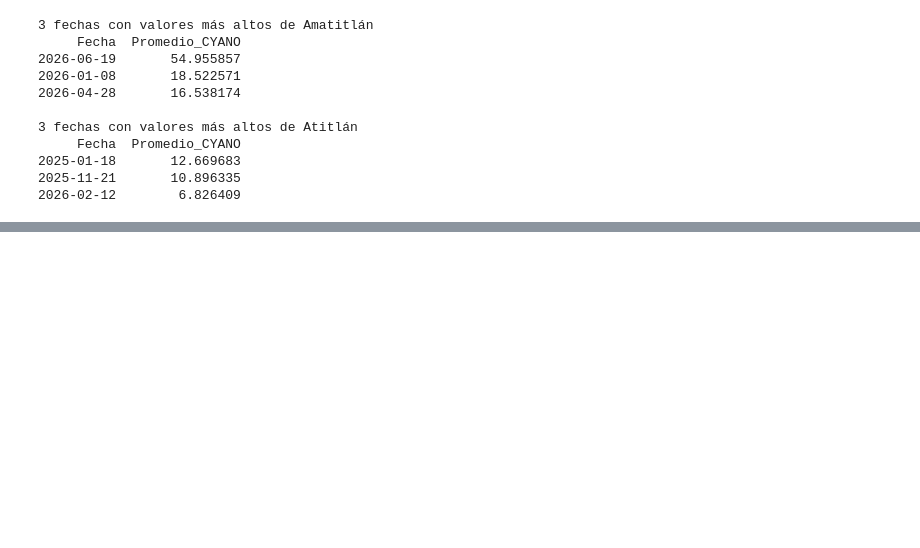
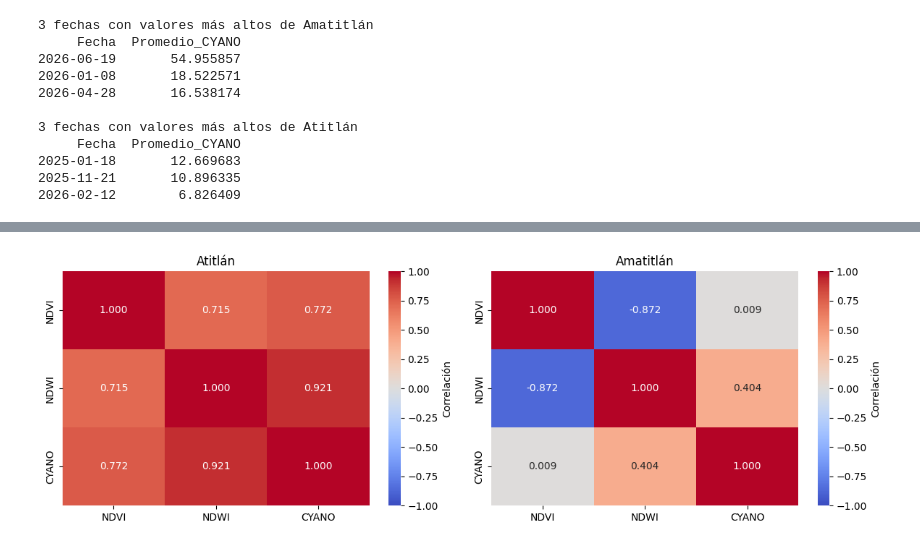
Before and after one commit to belennmm/DataS_Lab4_GeoEspaciales, a Jupyter notebook: Lab4_GeoEspaciales.ipynb, the cells around one changed output, grey strips where cells are left out. Saved outputs shown, nothing was run; the diff lists cells and outputs as text; code cells hidden in the pictures; blank space fills up the shorter version.

```diff
--- a/Lab4_GeoEspaciales.ipynb
+++ b/Lab4_GeoEspaciales.ipynb
@@ -708,0 +840,22 @@ for lago_nombre in df_temporal[ 'Lago' ].unique():
+# %%
+import seaborn as sns
+
+fig, axes = plt.subplots(1 , 2 , figsize= (12 , 4))
+
+for idx_lago, lago_nombre in enumerate(lagos.keys()):
+    ndvi = datos_corr[lago_nombre]['NDVI']
+    ndwi = datos_corr[lago_nombre]['NDWI']
+    cyano = datos_corr[lago_nombre]['CYANO']
+
+    data_matriz = np.column_stack([ndvi, ndwi, cyano])
+    corr_matrix = np.corrcoef(data_matriz.T)
+
+    ax = axes[idx_lago]
+    sns.heatmap(corr_matrix, annot= True , fmt= '.3f', cmap = 'coolwarm', center= 0 , vmin= -1 , vmax= 1 , ax =ax, cbar_kws={'label': 'Correlación'} , xticklabels= ['NDVI' , 'NDWI', 'CYANO'], yticklabels= ['NDVI' , 'NDWI' , 'CYANO'])
+    ax.set_title(f'{lago_nombre}')
+
+plt.tight_layout()
+plt.savefig('matriz_correlacion.png' , dpi= 100,  bbox_inches= 'tight' )
+plt.show()
+# %% [output]
+[figure, added]
```
Also changed, not shown: parts of 5 cells of this notebook, 2 other files.
